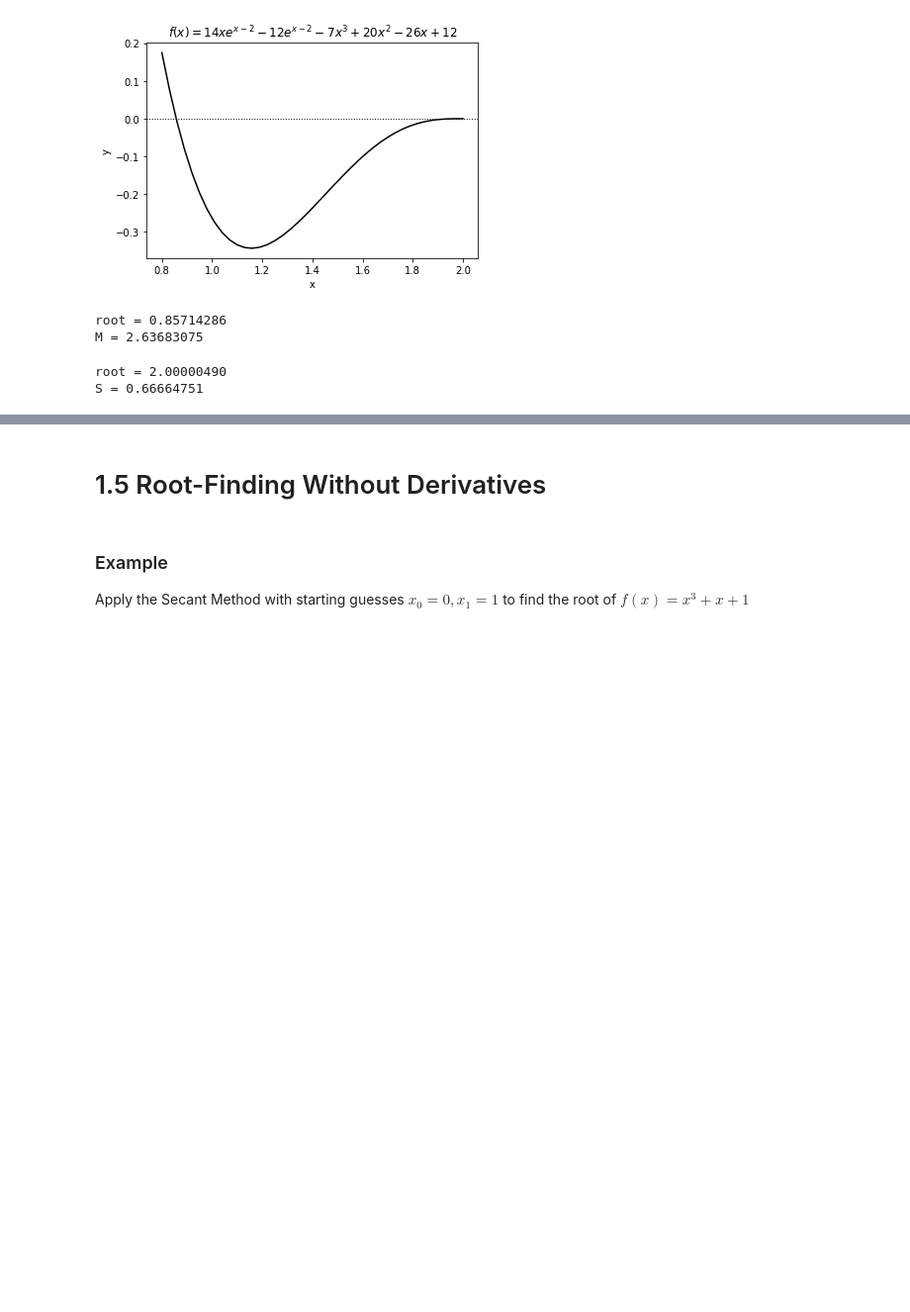
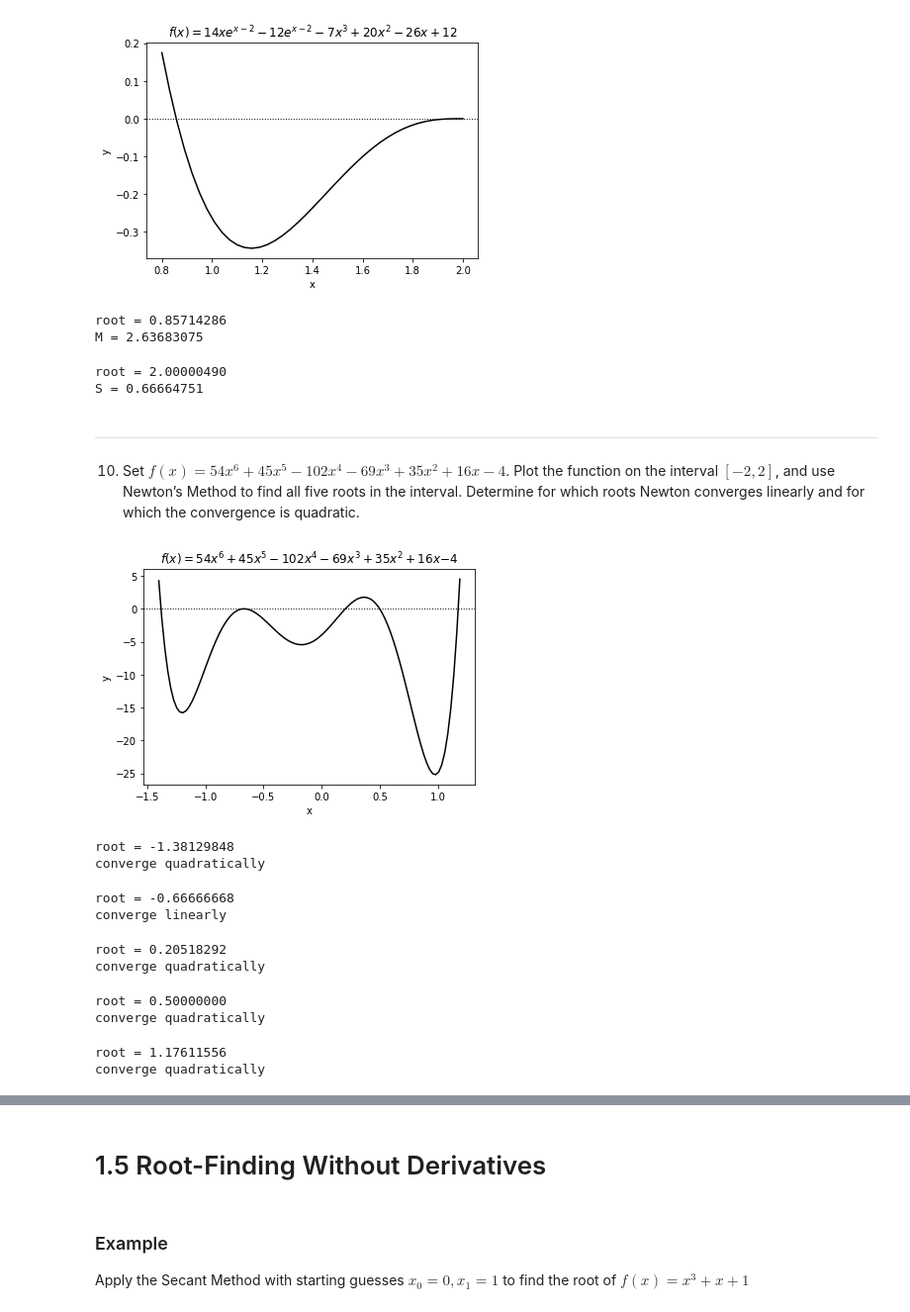
Before and after one commit to Jim00000/Numerical-Analysis, a Jupyter notebook: 1_Solving_Equations.ipynb, the cells around one changed output, grey strips where cells are left out. Shown at 99% size. Saved outputs shown, nothing was run; the diff lists cells and outputs as text; code cells hidden in the pictures; blank space fills up the shorter version.

```diff
--- a/1_Solving_Equations.ipynb
+++ b/1_Solving_Equations.ipynb
@@ -1550,3 +1550,51 @@ print('S = {:.8f}'.format(S))
 # %% [output]
 root = 2.00000490
 S = 0.66664751
+# %% [markdown]
+---
+10. Set $f(x) = 54x^6 + 45x^5 - 102x^4 - 69x^3 + 35x^2 + 16x − 4$. Plot the function on the interval $[-2, 2]$, and use Newton’s Method to find all five roots in the interval. Determine for which roots Newton converges linearly and for which the convergence is quadratic.
+# %%
+f = lambda x :  54 * np.power(x, 6) + 45 * np.power(x, 5) - 102 * np.power(x, 4) - 69 * np.power(x, 3) + 35 * np.power(x, 2) + 16 * x - 4
+df = lambda x : 324 * np.power(x, 5) + 225 * np.power(x, 4) - 408 * np.power(x, 3) - 207 * np.power(x, 2) + 70 * x + 16
+
+xpts = np.linspace(-1.4, 1.19, 101)
+ypts = f(xpts)
+
+myplot(xpts, ypts, '$f(x) = 54x^6 + 45x^5 - 102x^4 - 69x^3 + 35x^2 + 16x − 4$')
+# %% [output]
+[figure, added]
+# %%
+root = scipy.optimize.newton(f, -1.5, df)
+print('root = {:.8f}'.format(root))
+print('converge quadratically')
+# %% [output]
+root = -1.38129848
+converge quadratically
+# %%
+root = scipy.optimize.newton(f, -0.8, df)
+print('root = {:.8f}'.format(root))
+print('converge linearly')
+# %% [output]
+root = -0.66666668
+converge linearly
+# %%
+root = scipy.optimize.newton(f, 0, df)
+print('root = {:.8f}'.format(root))
+print('converge quadratically')
+# %% [output]
+root = 0.20518292
+converge quadratically
+# %%
+root = scipy.optimize.newton(f, 0.6, df)
+print('root = {:.8f}'.format(root))
+print('converge quadratically')
+# %% [output]
+root = 0.50000000
+converge quadratically
+# %%
+root = scipy.optimize.newton(f, 1.1, df)
+print('root = {:.8f}'.format(root))
+print('converge quadratically')
+# %% [output]
+root = 1.17611556
+converge quadratically
```
Also changed, not shown: parts of 24 cells of this notebook.
